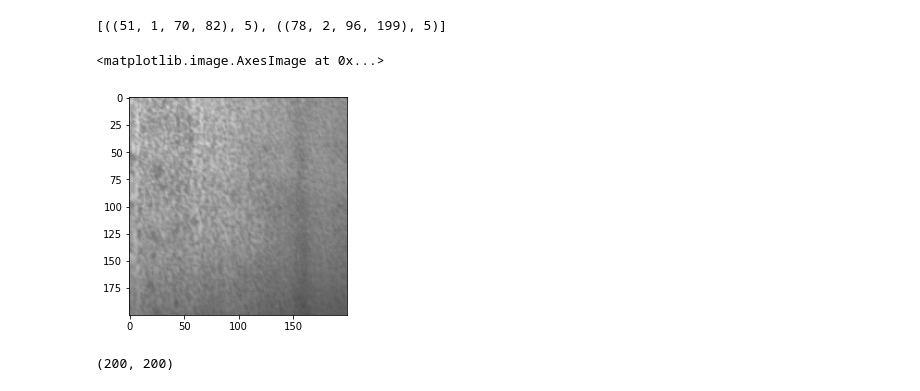
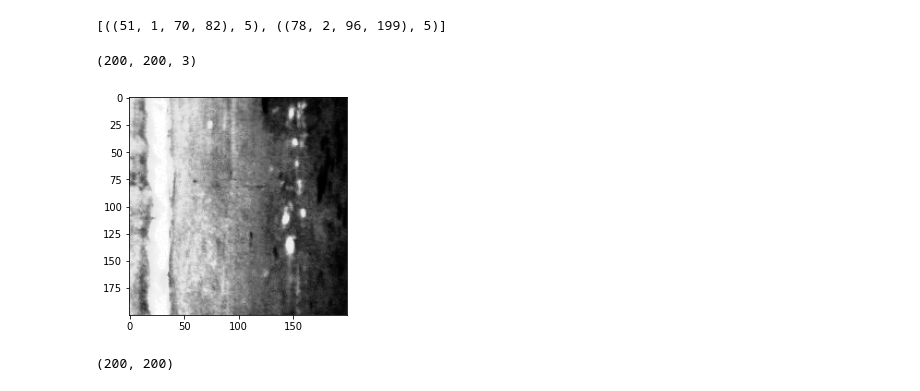
Before and after one commit to yy-dla/python, a Jupyter notebook: ssd_keras/create_dataset.ipynb, the cells around one changed output. Saved outputs shown, nothing was run; the diff lists cells and outputs as text; code cells hidden in the pictures.

```diff
--- a/ssd_keras/create_dataset.ipynb
+++ b/ssd_keras/create_dataset.ipynb
@@ -203,23 +203,25 @@ def img2Gry(img, l1, l2):
 # %%
 import cv2
 import matplotlib.pyplot as plt
 import numpy as np
 
-# img = cv2.imread('F:\\NEU-DET\\IMAGES\\scratches_121.jpg')
+img = cv2.imread('F:\\NEU-DET\\IMAGES\\scratches_121.jpg')
 # img = cv2.imread('F:\\NEU-DET\\IMAGES\\inclusion_127.jpg')
 # img = cv2.imread('F:\\NEU-DET\\IMAGES\\inclusion_236.jpg')
 # img = cv2.imread('F:\\NEU-DET\\IMAGES\\patches_270.jpg')
-img = cv2.imread('F:\\NEU-DET\\IMAGES\\pitted_surface_104.jpg')
+# img = cv2.imread('F:\\NEU-DET\\IMAGES\\pitted_surface_104.jpg')
 
 grayImage = cv2.cvtColor(img, cv2.COLOR_BGR2GRAY)
 
+grayImage = cv2.equalizeHist(grayImage)
+# grayImage = cv2.cvtColor(grayImage, cv2.COLOR_BGR2RGB)
+grayImage = cv2.cvtColor(grayImage, cv2.COLOR_GRAY2RGB)
+plt.imshow(grayImage)
 
-# grayImage = cv2.cvtColor(grayImage, cv2.COLOR_BGR2RGB)
-
-plt.imshow(cv2.cvtColor(grayImage, cv2.COLOR_BGR2RGB))
+print(grayImage.shape)
 # %% [output]
-<matplotlib.image.AxesImage at 0x...>
+(200, 200, 3)
-[figure, old version]
+[figure, new version]
 # %%
 grayImage.shape
 # %% [output]
```
Also changed, not shown: 11 other files.
